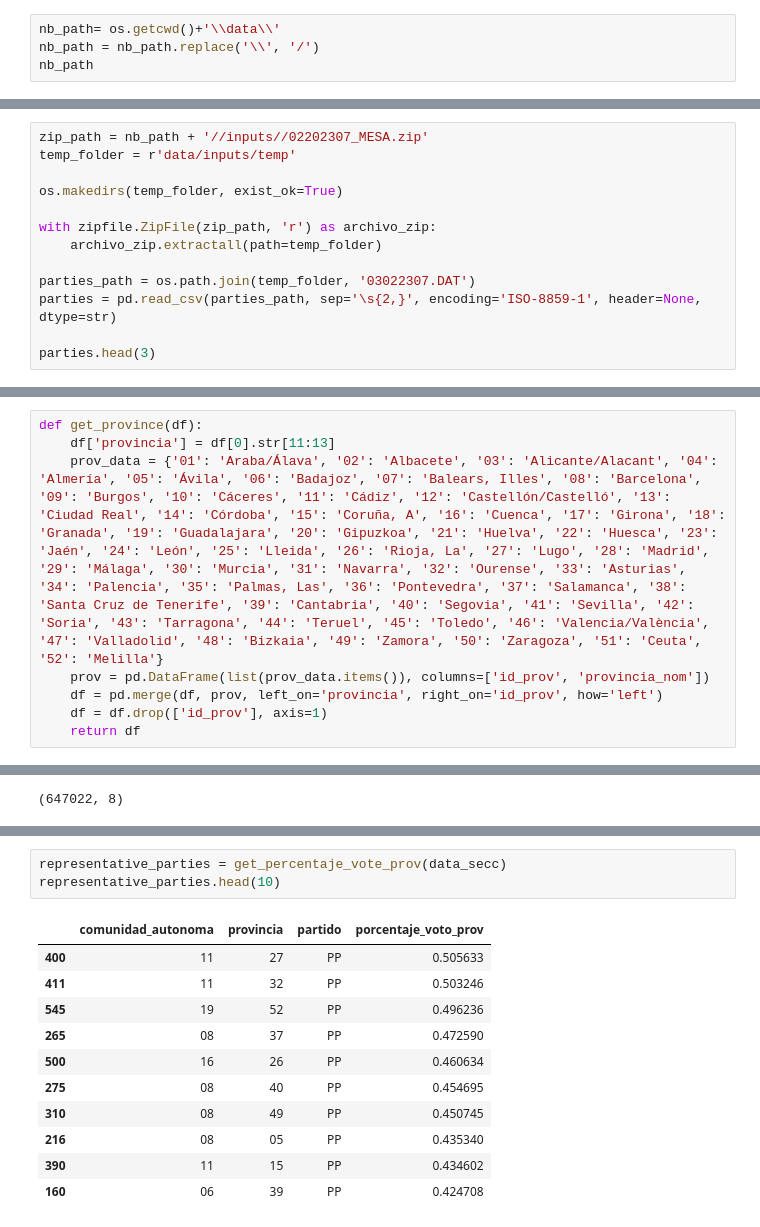
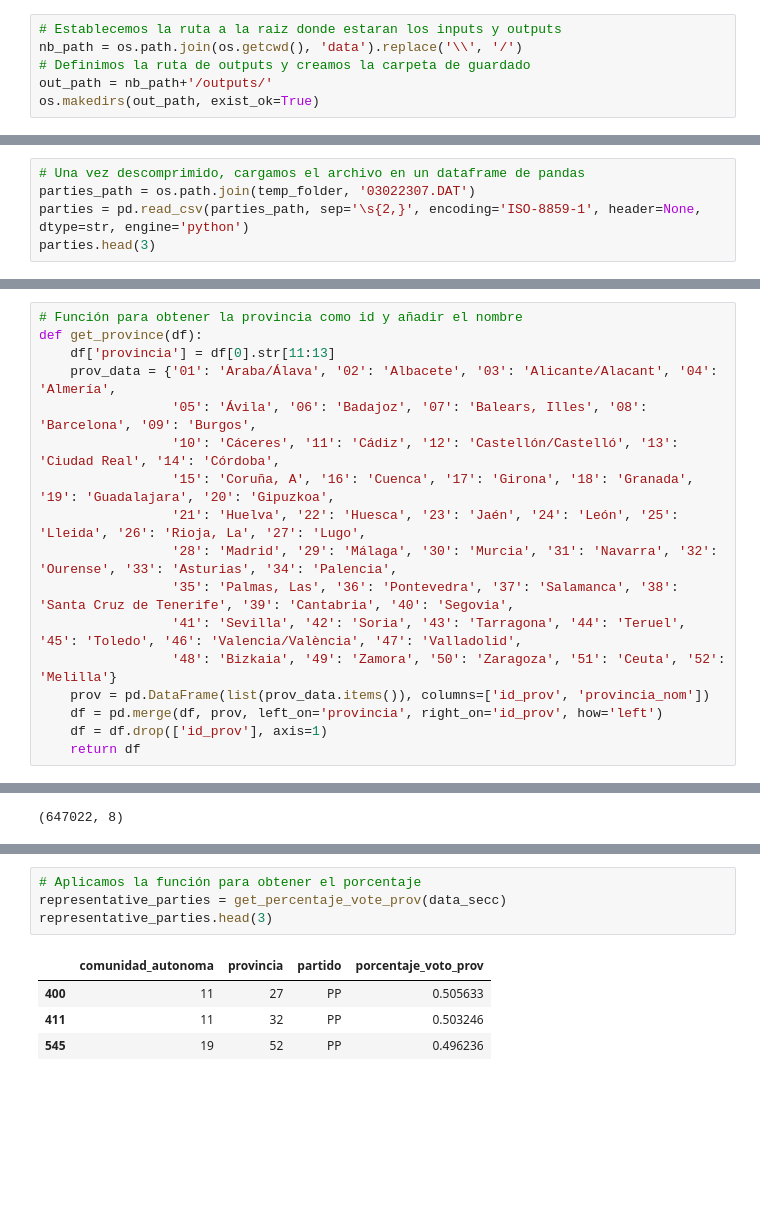
Before and after one commit to juanenrique92/spanish_elections_results, a Jupyter notebook: spanish_elections_results.ipynb, the cells around one changed output, grey strips where cells are left out. Cells and saved outputs as stored; diff of their text form; blank space fills up the shorter version.

```diff
--- a/spanish_elections_results.ipynb
+++ b/spanish_elections_results.ipynb
@@ -63,6 +66,8 @@ save_as_shapefile = True
 
 Ambos conjuntos de datos estan incorporados dentro de la carpeta /data/inputs/ como: *02202307_MESA.zip* y *seccionado.zip*
 # %%
-nb_path= os.getcwd()+'\\data\\'
-nb_path = nb_path.replace('\\', '/')
-nb_path
+# Establecemos la ruta a la raiz donde estaran los inputs y outputs
+nb_path = os.path.join(os.getcwd(), 'data').replace('\\', '/')
+# Definimos la ruta de outputs y creamos la carpeta de guardado
+out_path = nb_path+'/outputs/'
+os.makedirs(out_path, exist_ok=True)
@@ -74,15 +92,7 @@ os.makedirs(out_path, exist_ok=True)
 # %%
-zip_path = nb_path + '//inputs//02202307_MESA.zip'
-temp_folder = r'data/inputs/temp'
-
-os.makedirs(temp_folder, exist_ok=True)
-
-with zipfile.ZipFile(zip_path, 'r') as archivo_zip:
-    archivo_zip.extractall(path=temp_folder)
-
+# Una vez descomprimido, cargamos el archivo en un dataframe de pandas
 parties_path = os.path.join(temp_folder, '03022307.DAT')
-parties = pd.read_csv(parties_path, sep='\s{2,}', encoding='ISO-8859-1', header=None, dtype=str)
-
+parties = pd.read_csv(parties_path, sep='\s{2,}', encoding='ISO-8859-1', header=None, dtype=str, engine='python')
 parties.head(3)
 # %% [output]
 |  | 0 | 1 | 2 |
@@ -223,7 +279,16 @@ data.head(2)
 # %%
+# Función para obtener la provincia como id y añadir el nombre
 def get_province(df):
     df['provincia'] = df[0].str[11:13]
-    prov_data = {'01': 'Araba/Álava', '02': 'Albacete', '03': 'Alicante/Alacant', '04': 'Almería', '05': 'Ávila', '06': 'Badajoz', '07': 'Balears, Illes', '08': 'Barcelona', '09': 'Burgos', '10': 'Cáceres', '11': 'Cádiz', '12': 'Castellón/Castelló', '13': 'Ciudad Real', '14': 'Córdoba', '15': 'Coruña, A', '16': 'Cuenca', '17': 'Girona', '18': 'Granada', '19': 'Guadalajara', '20': 'Gipuzkoa', '21': 'Huelva', '22': 'Huesca', '23': 'Jaén', '24': 'León', '25': 'Lleida', '26': 'Rioja, La', '27': 'Lugo', '28': 'Madrid', '29': 'Málaga', '30': 'Murcia', '31': 'Navarra', '32': 'Ourense', '33': 'Asturias', '34': 'Palencia', '35': 'Palmas, Las', '36': 'Pontevedra', '37': 'Salamanca', '38': 'Santa Cruz de Tenerife', '39': 'Cantabria', '40': 'Segovia', '41': 'Sevilla', '42': 'Soria', '43': 'Tarragona', '44': 'Teruel', '45': 'Toledo', '46': 'Valencia/València', '47': 'Valladolid', '48': 'Bizkaia', '49': 'Zamora', '50': 'Zaragoza', '51': 'Ceuta', '52': 'Melilla'}
+    prov_data = {'01': 'Araba/Álava', '02': 'Albacete', '03': 'Alicante/Alacant', '04': 'Almería',
+                 '05': 'Ávila', '06': 'Badajoz', '07': 'Balears, Illes', '08': 'Barcelona', '09': 'Burgos',
+                 '10': 'Cáceres', '11': 'Cádiz', '12': 'Castellón/Castelló', '13': 'Ciudad Real', '14': 'Córdoba',
+                 '15': 'Coruña, A', '16': 'Cuenca', '17': 'Girona', '18': 'Granada', '19': 'Guadalajara', '20': 'Gipuzkoa',
+                 '21': 'Huelva', '22': 'Huesca', '23': 'Jaén', '24': 'León', '25': 'Lleida', '26': 'Rioja, La', '27': 'Lugo',
+                 '28': 'Madrid', '29': 'Málaga', '30': 'Murcia', '31': 'Navarra', '32': 'Ourense', '33': 'Asturias', '34': 'Palencia',
+                 '35': 'Palmas, Las', '36': 'Pontevedra', '37': 'Salamanca', '38': 'Santa Cruz de Tenerife', '39': 'Cantabria', '40': 'Segovia',
+                 '41': 'Sevilla', '42': 'Soria', '43': 'Tarragona', '44': 'Teruel', '45': 'Toledo', '46': 'Valencia/València', '47': 'Valladolid',
+                 '48': 'Bizkaia', '49': 'Zamora', '50': 'Zaragoza', '51': 'Ceuta', '52': 'Melilla'}
     prov = pd.DataFrame(list(prov_data.items()), columns=['id_prov', 'provincia_nom'])
     df = pd.merge(df, prov, left_on='provincia', right_on='id_prov', how='left')
     df = df.drop(['id_prov'], axis=1)
@@ -443,18 +468,12 @@ def get_percentaje_vote_prov(df):
     df_join = df_join.groupby(['comunidad_autonoma','provincia','partido'])['porcentaje_voto_prov'].sum().reset_index().sort_values(by='porcentaje_voto_prov', ascending=False)
     return df_join
 # %%
+# Aplicamos la función para obtener el porcentaje
 representative_parties = get_percentaje_vote_prov(data_secc)
-representative_parties.head(10)
+representative_parties.head(3)
 # %% [output]
 |  | comunidad_autonoma | provincia | partido | porcentaje_voto_prov |
 | 400 | 11 | 27 | PP | 0.505633 |
 | 411 | 11 | 32 | PP | 0.503246 |
 | 545 | 19 | 52 | PP | 0.496236 |
-| 265 | 08 | 37 | PP | 0.472590 |
-| 500 | 16 | 26 | PP | 0.460634 |
-| 275 | 08 | 40 | PP | 0.454695 |
-| 310 | 08 | 49 | PP | 0.450745 |
-| 216 | 08 | 05 | PP | 0.435340 |
-| 390 | 11 | 15 | PP | 0.434602 |
-| 160 | 06 | 39 | PP | 0.424708 |
 # %% [markdown]
```
Also changed, not shown: parts of 133 cells of this notebook.
